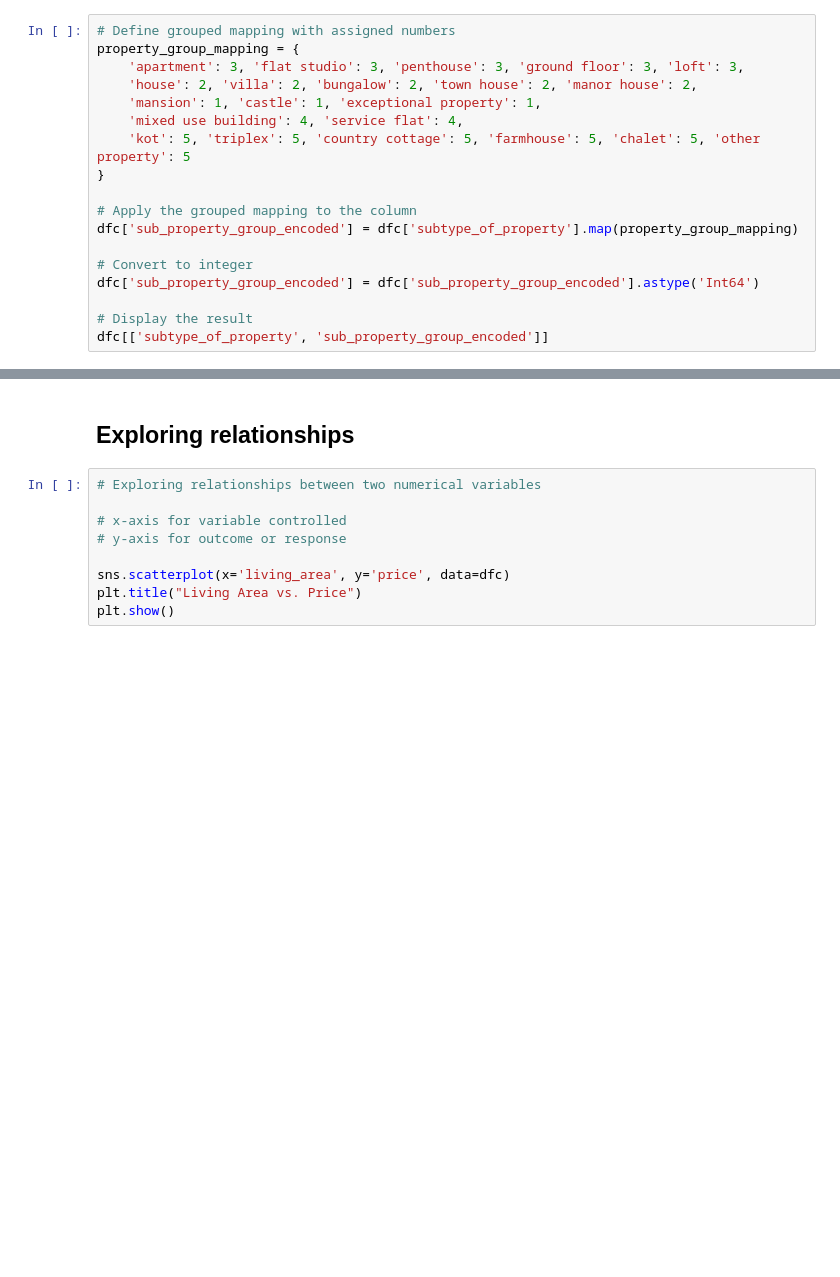
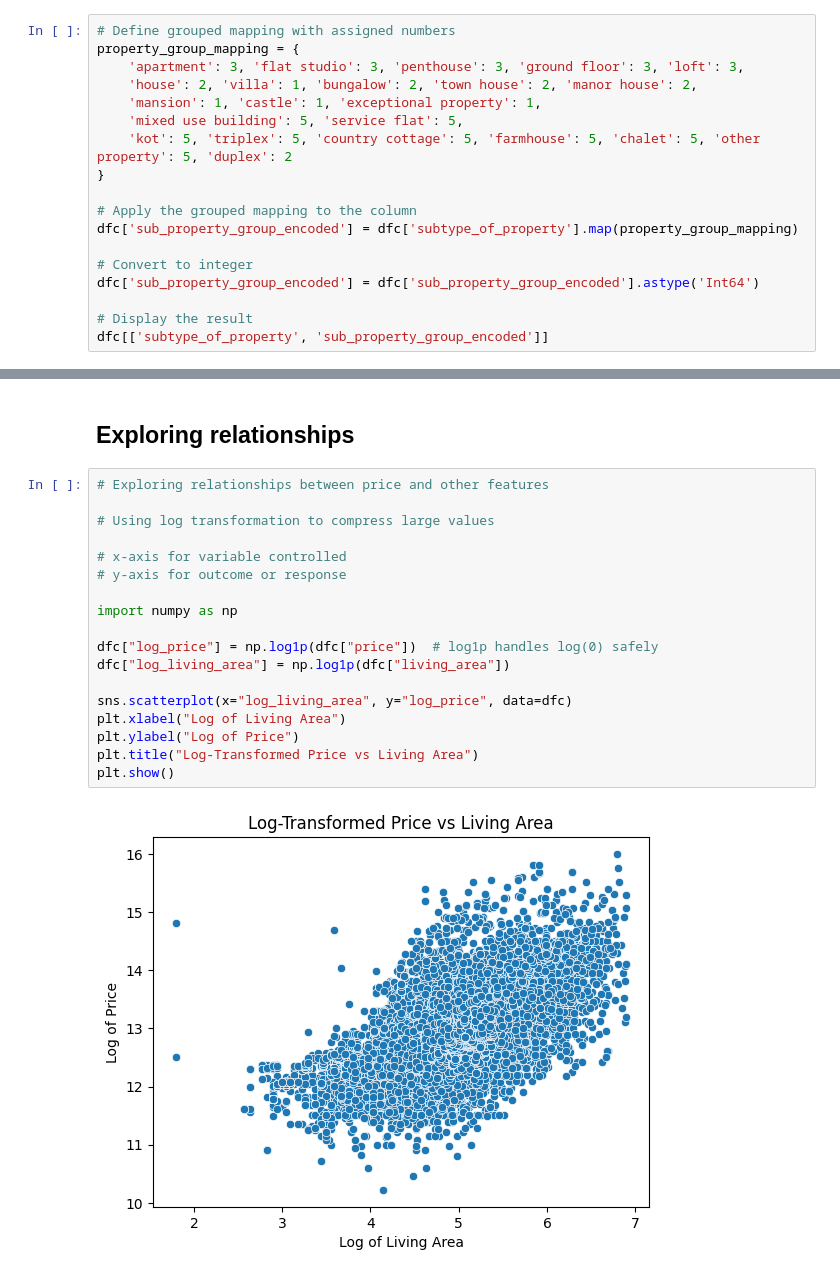
Before and after one commit to Alkszo/immo_eliza_analysis, a Jupyter notebook: notebooks/Miriam-notebook.ipynb, the cells around one changed output, grey strips where cells are left out. Drawn from its saved outputs; the diff is of its cells as text; blank space fills up the shorter version.

Commit message:
Added mapping of property subtypes

```diff
--- a/notebooks/Miriam-notebook.ipynb
+++ b/notebooks/Miriam-notebook.ipynb
@@ -404,10 +404,10 @@ Example Grouping:
 # Define grouped mapping with assigned numbers
 property_group_mapping = {
     'apartment': 3, 'flat studio': 3, 'penthouse': 3, 'ground floor': 3, 'loft': 3,
-    'house': 2, 'villa': 2, 'bungalow': 2, 'town house': 2, 'manor house': 2,
+    'house': 2, 'villa': 1, 'bungalow': 2, 'town house': 2, 'manor house': 2,
     'mansion': 1, 'castle': 1, 'exceptional property': 1,
-    'mixed use building': 4, 'service flat': 4,
-    'kot': 5, 'triplex': 5, 'country cottage': 5, 'farmhouse': 5, 'chalet': 5, 'other property': 5
+    'mixed use building': 5, 'service flat': 5,
+    'kot': 5, 'triplex': 5, 'country cottage': 5, 'farmhouse': 5, 'chalet': 5, 'other property': 5, 'duplex': 2
 }
 
 # Apply the grouped mapping to the column
@@ -464,11 +464,22 @@ dfc.head()
 # %% [markdown]
 ## Exploring relationships
 # %%
-# Exploring relationships between two numerical variables
+# Exploring relationships between price and other features
+
+# Using log transformation to compress large values
 
 # x-axis for variable controlled
 # y-axis for outcome or response
 
-sns.scatterplot(x='living_area', y='price', data=dfc)
-plt.title("Living Area vs. Price")
+import numpy as np
+
+dfc["log_price"] = np.log1p(dfc["price"])  # log1p handles log(0) safely
+dfc["log_living_area"] = np.log1p(dfc["living_area"])
+
+sns.scatterplot(x="log_living_area", y="log_price", data=dfc)
+plt.xlabel("Log of Living Area")
+plt.ylabel("Log of Price")
+plt.title("Log-Transformed Price vs Living Area")
 plt.show()
+# %% [output]
+[figure, added]
```
Also changed, not shown: parts of 1 cell of this notebook, 1 other file.
